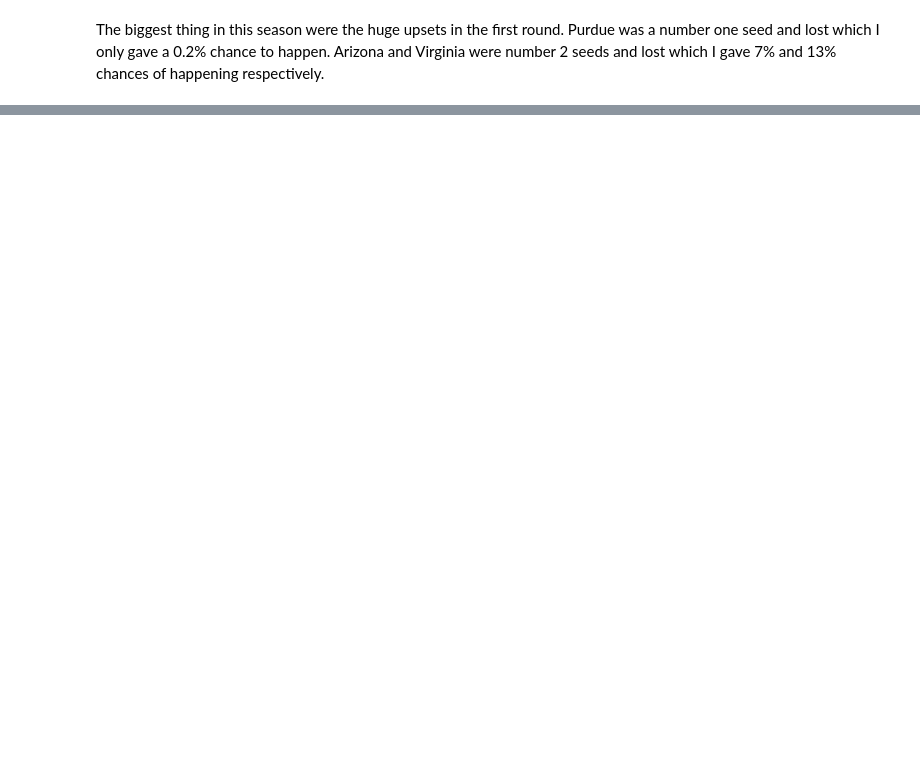
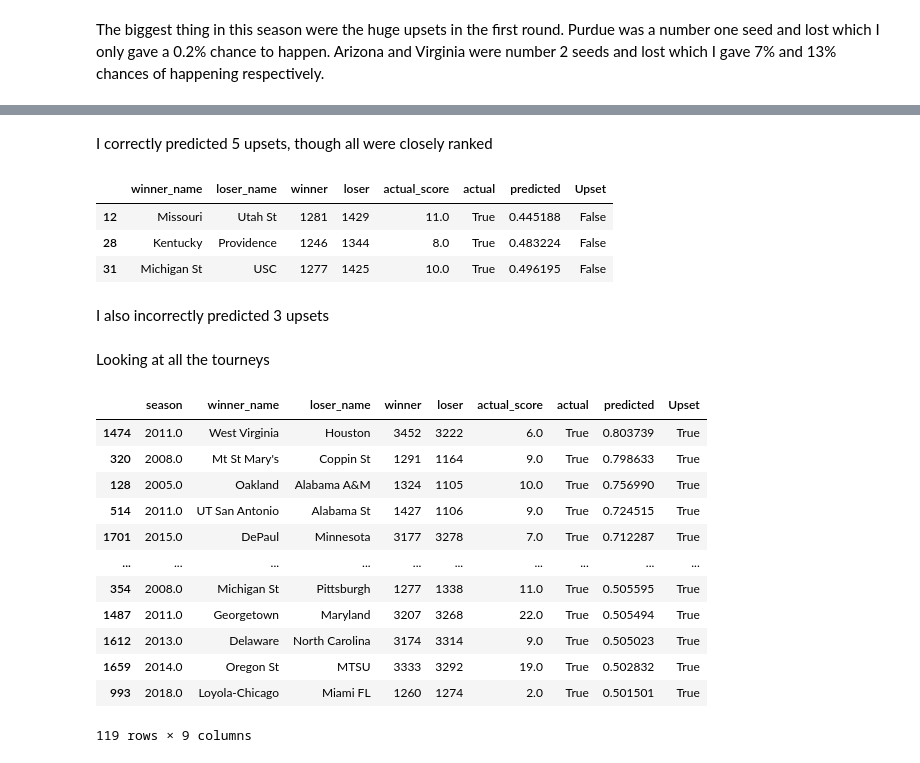
Before and after one commit to nwbvt/marchmadness2025, a Jupyter notebook: MarchMadness.ipynb, the cells around one changed output, grey strips where cells are left out. Cells and saved outputs as stored; diff of their text form; code cells hidden in the pictures; blank space fills up the shorter version.

Commit message:
Add upset analysis

```diff
--- a/MarchMadness.ipynb
+++ b/MarchMadness.ipynb
@@ -385,7 +388,7 @@ with open('submission.csv', 'w') as f:
         matchups_tensor = torch.Tensor(np.array(
             [np.concat([[programMapping[t1], teamMapping[(t1, season)],
                          programMapping[t2], teamMapping[(t2, season)],
-                        season, 140],
+                        season, 140, league == 'M'],
                         teamStats.loc[(t1, season)].values,
                         teamStats.loc[(t2, season)].values])
              for (t1, t2) in matchups])).int().to(device)
@@ -448,3 +451,4 @@ preds = model(x.to(device))
 # %%
 mteams = pd.read_csv('data/MTeams.csv').set_index('TeamID')
 wteams = pd.read_csv('data/WTeams.csv').set_index('TeamID')
+teams = pd.concat([mteams, wteams])
@@ -451,3 +459,8 @@ wteams = pd.read_csv('data/WTeams.csv').set_index('TeamID')
+# %%
+def upset(season, winner, loser):
+    winner_seed = seeds.loc[season, winner].Seed
+    loser_seed = seeds.loc[season, loser].Seed
+    return winner_seed[1:] > loser_seed[1:]
 # %%
 t_2023 = pd.DataFrame({'winner_name': [mteams.loc[programs.loc[i].TeamID].TeamName for i in x[:,0].tolist()],
                        'loser_name': [mteams.loc[programs.loc[i].TeamID].TeamName for i in x[:,2].tolist()],
@@ -480,0 +511,43 @@ The biggest thing in this season were the huge upsets in the first round. Purdue
+# %% [markdown]
+I correctly predicted 5 upsets, though all were closely ranked
+# %%
+t_2023[~t_2023.Upset & (t_2023.predicted < 0.5)].sort_values('predicted')
+# %% [output]
+|  | winner_name | loser_name | winner | loser | actual_score | actual | predicted | Upset |
+| 12 | Missouri | Utah St | 1281 | 1429 | 11.0 | True | 0.445188 | False |
+| 28 | Kentucky | Providence | 1246 | 1344 | 8.0 | True | 0.483224 | False |
+| 31 | Michigan St | USC | 1277 | 1425 | 10.0 | True | 0.496195 | False |
+# %% [markdown]
+I also incorrectly predicted 3 upsets
+# %% [markdown]
+Looking at all the tourneys
+# %%
+x, y = tourney_loader.dataset.tensors
+preds = model(x.to(device))
+tourney_df = pd.DataFrame({'season': x[:,4].tolist(),
+                           'winner_name': [teams.loc[programs.loc[i].TeamID].TeamName for i in x[:,0].tolist()],
+                           'loser_name': [teams.loc[programs.loc[i].TeamID].TeamName for i in x[:,2].tolist()],
+                           'winner': [programs.loc[i].TeamID for i in x[:,0].tolist()],
+                           'loser': [programs.loc[i].TeamID for i in x[:,2].tolist()],
+                           'actual_score': np.array(y.tolist()).reshape([-1]),
+                           'actual': np.array((y>0).tolist()).reshape([-1]),
+                           'predicted': np.array(preds[1].tolist()).reshape([-1])})
+tourney_df = tourney_df[tourney_df.actual]
+tourney_df['Upset'] = [upset(season, winner, loser) for (winner, loser, season)
+                       in zip(tourney_df['winner'], tourney_df['loser'], tourney_df['season'])]
+# %%
+tourney_df[tourney_df.Upset & (tourney_df.predicted >= 0.5)].sort_values('predicted', ascending=False)
+# %% [output]
+|  | season | winner_name | loser_name | winner | loser | actual_score | actual | predicted | Upset |
+| 1474 | 2011.0 | West Virginia | Houston | 3452 | 3222 | 6.0 | True | 0.803739 | True |
+| 320 | 2008.0 | Mt St Mary's | Coppin St | 1291 | 1164 | 9.0 | True | 0.798633 | True |
+| 128 | 2005.0 | Oakland | Alabama A&M | 1324 | 1105 | 10.0 | True | 0.756990 | True |
+| 514 | 2011.0 | UT San Antonio | Alabama St | 1427 | 1106 | 9.0 | True | 0.724515 | True |
+| 1701 | 2015.0 | DePaul | Minnesota | 3177 | 3278 | 7.0 | True | 0.712287 | True |
+| ... | ... | ... | ... | ... | ... | ... | ... | ... | ... |
+| 354 | 2008.0 | Michigan St | Pittsburgh | 1277 | 1338 | 11.0 | True | 0.505595 | True |
+| 1487 | 2011.0 | Georgetown | Maryland | 3207 | 3268 | 22.0 | True | 0.505494 | True |
+| 1612 | 2013.0 | Delaware | North Carolina | 3174 | 3314 | 9.0 | True | 0.505023 | True |
+| 1659 | 2014.0 | Oregon St | MTSU | 3333 | 3292 | 19.0 | True | 0.502832 | True |
+| 993 | 2018.0 | Loyola-Chicago | Miami FL | 1260 | 1274 | 2.0 | True | 0.501501 | True |
+119 rows × 9 columns
```
Also changed, not shown: parts of 22 cells of this notebook.
